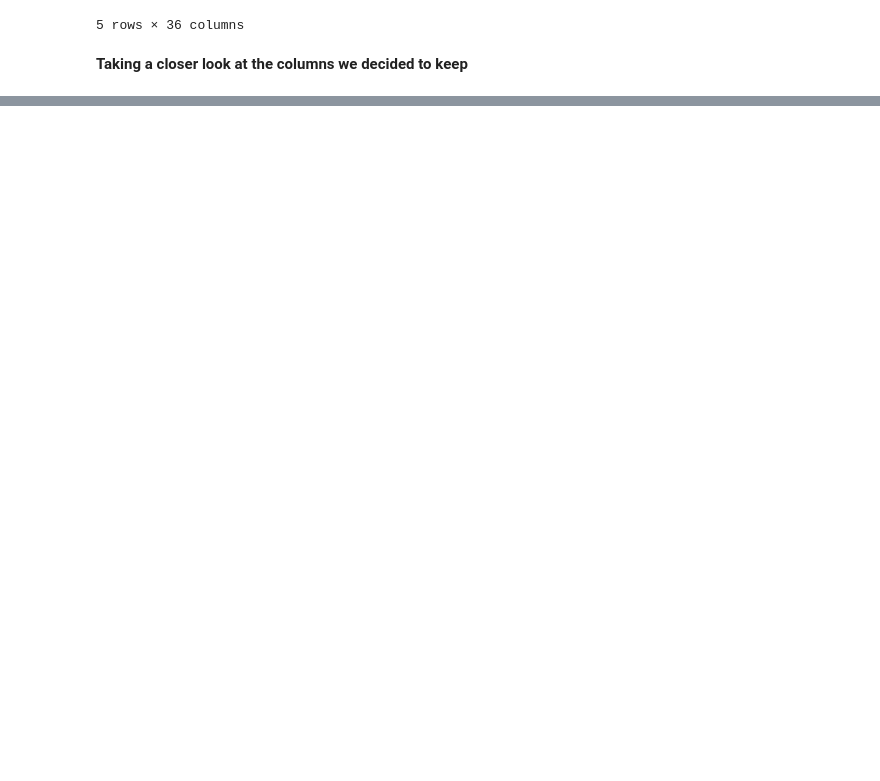
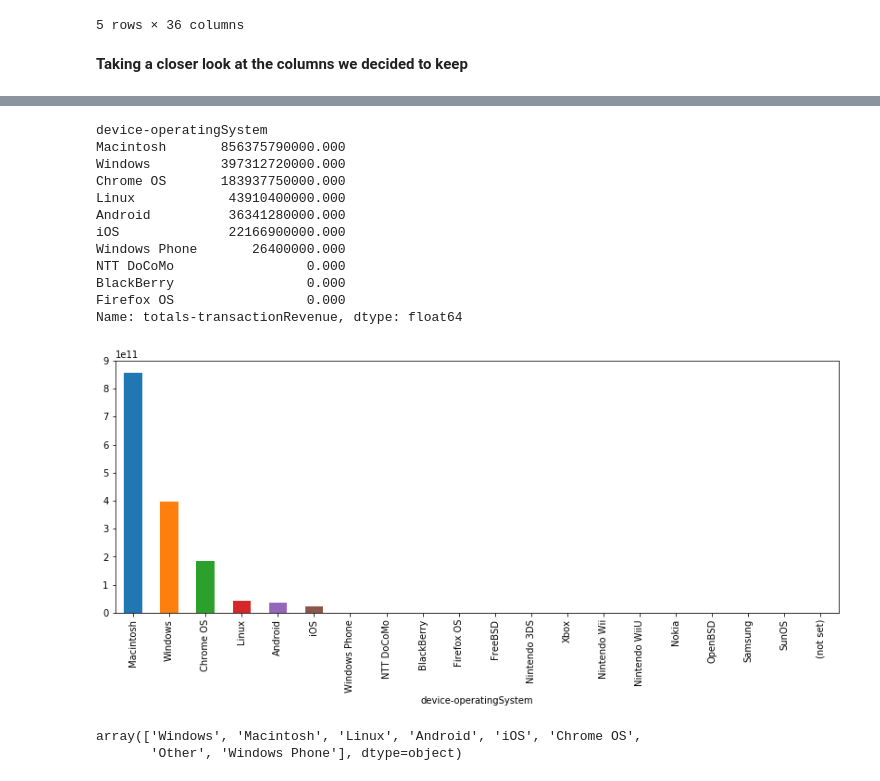
Before and after one commit to vlokwani/ga-customer-revenue-prediction, a Jupyter notebook: Notebook/Notebook1.ipynb, the cells around one changed output, grey strips where cells are left out. Saved outputs shown, nothing was run; the diff lists cells and outputs as text; code cells hidden in the pictures; blank space fills up the shorter version.

```diff
--- a/Notebook/Notebook1.ipynb
+++ b/Notebook/Notebook1.ipynb
@@ -182,0 +406,2 @@ train_df[r_unique_value_columns].describe(include='all')
+# %%
+train_df, test_df, backup = load_last_checkpoint()
@@ -182,0 +410,7 @@ train_df[r_unique_value_columns].describe(include='all')
+# %%
+# Replacing all nan values in transactionRevenue with 0
+train_df['totals-transactionRevenue'] = train_df['totals-transactionRevenue'].fillna(0)
+train_df['totals-transactionRevenue'] = train_df['totals-transactionRevenue'].astype(float)
+# %%
+# changing totals-hits to an integer value
+train_df['totals-hits'] = train_df['totals-hits'].astype(int)
@@ -182,0 +456,29 @@ train_df[r_unique_value_columns].describe(include='all')
+# %%
+# Since major contribution is coming from the first 9 browswers, we should be able to safely
+# remove the remaining browsers without affecting our predictions.
+mrg_browsers = ['Chrome', 'Firefox', 'Safari', 'Internet Explorer', 'Edge', 'Opera', 'Safari (in-app)', 'Android Webview', 'Amazon Silk']
+def eleminate_browsers(df):
+    df['device-browser'] = df['device-browser'].apply(lambda x: x if x in mrg_browsers else 'Other')
+    return df
+
+train_df = eleminate_browsers(train_df)
+test_df = eleminate_browsers(test_df)
+# %%
+plt.figure(figsize=(14, 5))
+browser_importance = train_df.groupby('device-operatingSystem')['totals-transactionRevenue'].sum().sort_values(ascending=False)
+browser_importance.plot(kind='bar')
+display(browser_importance[:10])
+# %% [output]
+device-operatingSystem
+Macintosh       856375790000.000
+Windows         397312720000.000
+Chrome OS       183937750000.000
+Linux            43910400000.000
+Android          36341280000.000
+iOS              22166900000.000
+Windows Phone       26400000.000
+NTT DoCoMo                 0.000
+BlackBerry                 0.000
+Firefox OS                 0.000
+Name: totals-transactionRevenue, dtype: float64
+[figure, added]
@@ -182,0 +493,5 @@ train_df[r_unique_value_columns].describe(include='all')
+# %%
+train_df['device-operatingSystem'].unique()
+# %% [output]
+array(['Windows', 'Macintosh', 'Linux', 'Android', 'iOS', 'Chrome OS',
+       'Other', 'Windows Phone'], dtype=object)
```
Also changed, not shown: parts of 96 cells of this notebook.
